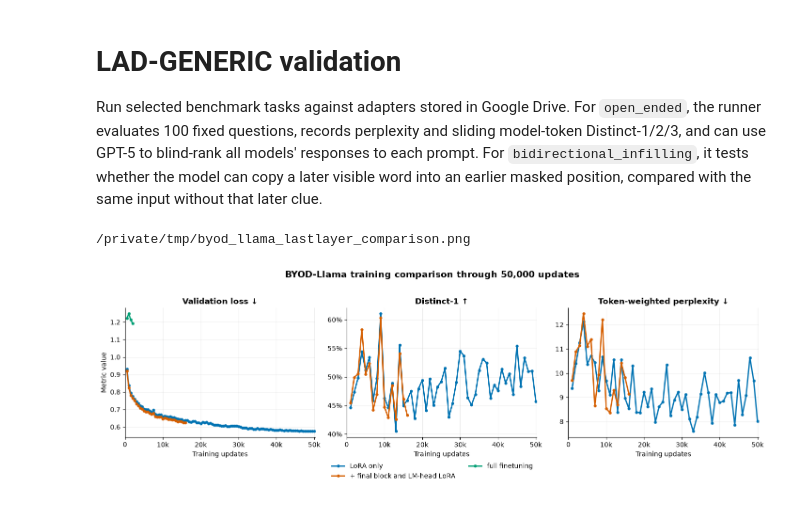
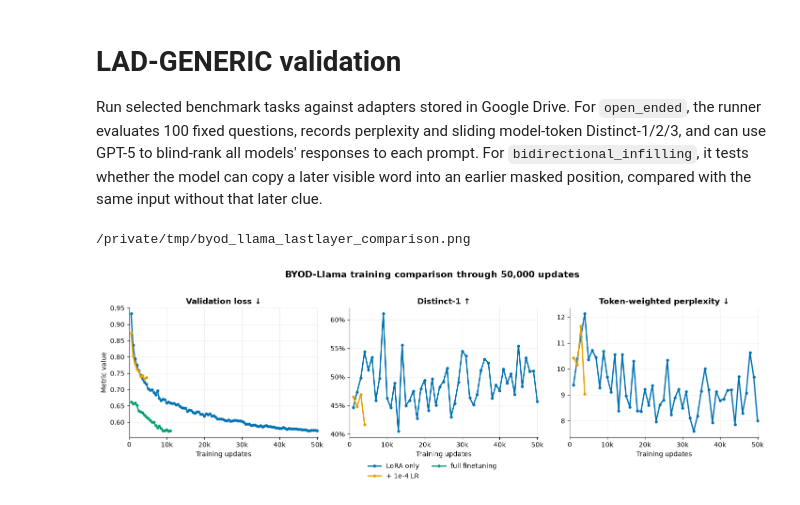
Before and after one commit to RuurdKuiper/lad-generic, a Jupyter notebook: notebooks/lad-generic-validation.ipynb, the cells around one changed output. Saved outputs shown, nothing was run; the diff lists cells and outputs as text; code cells hidden in the pictures.

```diff
--- a/notebooks/lad-generic-validation.ipynb
+++ b/notebooks/lad-generic-validation.ipynb
@@ -294,10 +294,10 @@ from matplotlib.ticker import FuncFormatter
 root = Path('/Users/rkuiper/Library/CloudStorage/GoogleDrive-ruurd.kuiper@gmail.com/My Drive/lad-generic-results/outputs')
 runs = {
     'LoRA only': root / 'llama-3.1-8b-mask-long',
-    '+ final block and LM-head LoRA': root / 'llama-3.1-8b-mask-long-lastlayer-lmhead',
-    'full finetuning' : root / 'llama-3.1-8b-mask-merged-full-finetune_2',
+    '+ 1e-4 LR': root / 'llama-3.1-8b-mask-long_1',
+    'full finetuning' : root / 'llama-3.1-8b-mask-merged-full-finetune_1',
 }
-colors = {'LoRA only': '#0072B2', '+ final block and LM-head LoRA': '#D55E00', 'full finetuning': '#009E73'}
+colors = {'LoRA only': '#0072B2', '+ 1e-4 LR': '#E69F00', '+ final block and LM-head LoRA': '#D55E00', 'full finetuning': '#009E73'}
 series = {}
 for label, path in runs.items():
     rows = [json.loads(line) for line in (path / 'metrics.jsonl').read_text().splitlines() if line.strip()]
@@ -311,31 +311,31 @@ plots = (
     ('Validation loss ↓', 'validation', 'weighted_loss'),
     ('Distinct-1 ↑', 'generation', 'generation_mean_distinct_1'),
     ('Token-weighted perplexity ↓', 'generation', 'generation_perplexity'),
 )
 for axis, (title, group, metric) in zip(axes, plots):
     for label, values in series.items():
         points = [row for row in values[group] if row['step'] <= comparison_max]
         axis.plot(
             [row['step'] for row in points],
             [row[metric] for row in points],
             color=colors[label], linewidth=2, marker='o', markersize=3.5,
             label=label,
         )
     axis.set_title(title, fontsize=12, fontweight='bold')
     axis.set_xlabel('Training updates')
     axis.grid(True, alpha=.22)
     axis.spines[['top', 'right']].set_visible(False)
     axis.xaxis.set_major_formatter(FuncFormatter(lambda x, _: f'{int(x/1000)}k' if x else '0'))
     axis.set_xlim(0, comparison_max + 250)
 axes[1].yaxis.set_major_formatter(FuncFormatter(lambda y, _: f'{100*y:.0f}%'))
 axes[0].set_ylabel('Metric value')
 handles, labels = axes[0].get_legend_handles_labels()
 fig.legend(handles, labels, loc='lower center', ncol=2, frameon=False, bbox_to_anchor=(.5, -.02))
 fig.suptitle(f'BYOD-Llama training comparison through {comparison_max:,} updates', fontsize=14, fontweight='bold', y=1.02)
 fig.tight_layout(rect=(0, .08, 1, 1))
 out = Path('/private/tmp/byod_llama_lastlayer_comparison.png')
 fig.savefig(out, dpi=180, bbox_inches='tight', facecolor='white')
 print(out)
 # %% [output]
 /private/tmp/byod_llama_lastlayer_comparison.png
-[figure, old version]
+[figure, new version]
```
Also changed, not shown: 3 other files.
